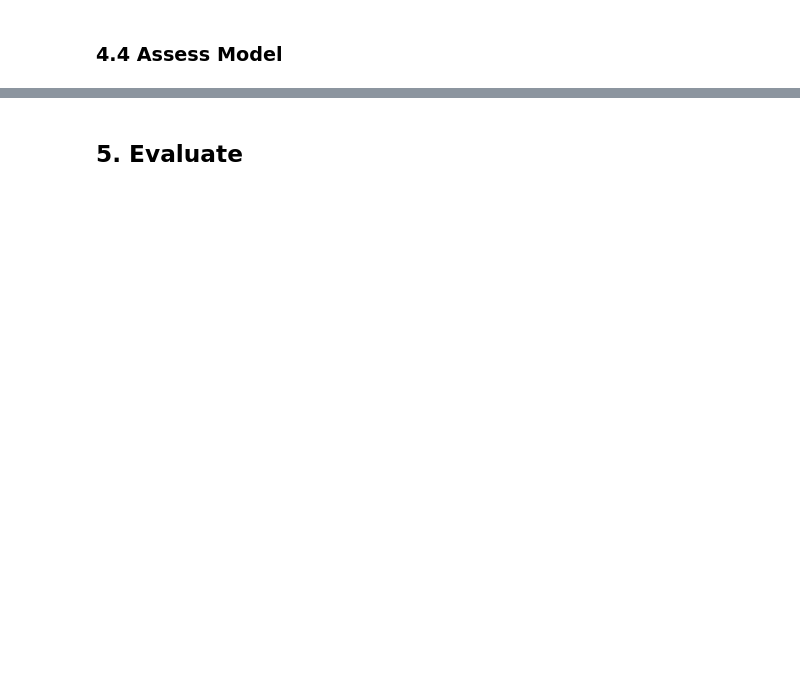
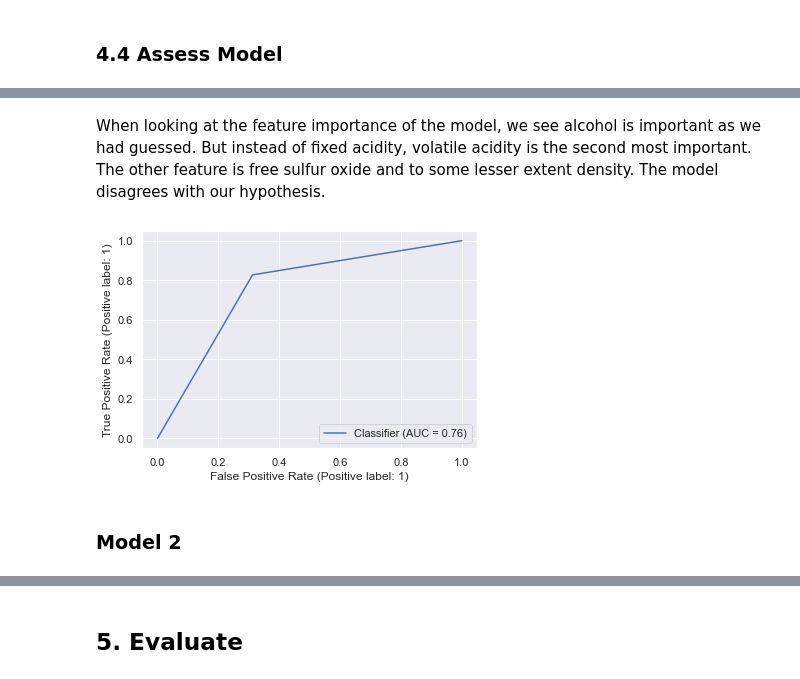
Before and after one commit to LinusWKing/Classification, a Jupyter notebook: Assessment 2.ipynb, the cells around one changed output, grey strips where cells are left out. Drawn from its saved outputs; the diff is of its cells as text; code cells hidden in the pictures; blank space fills up the shorter version.

```diff
--- a/Assessment 2.ipynb
+++ b/Assessment 2.ipynb
@@ -249,0 +323,9 @@ For a first iteration, our model is performing quite well with an accuracy of 74
+# %% [markdown]
+When looking at the feature importance of the model, we see alcohol is important as we had guessed. But instead of fixed acidity, volatile acidity is the second most important. The other feature is free sulfur oxide and to some lesser extent density. The model disagrees with our hypothesis.
+# %%
+RocCurveDisplay.from_predictions(y_test, y_pred)
+plt.show()
+# %% [output]
+[figure, added]
+# %% [markdown]
+### Model 2
```
Also changed, not shown: parts of 26 cells of this notebook.
